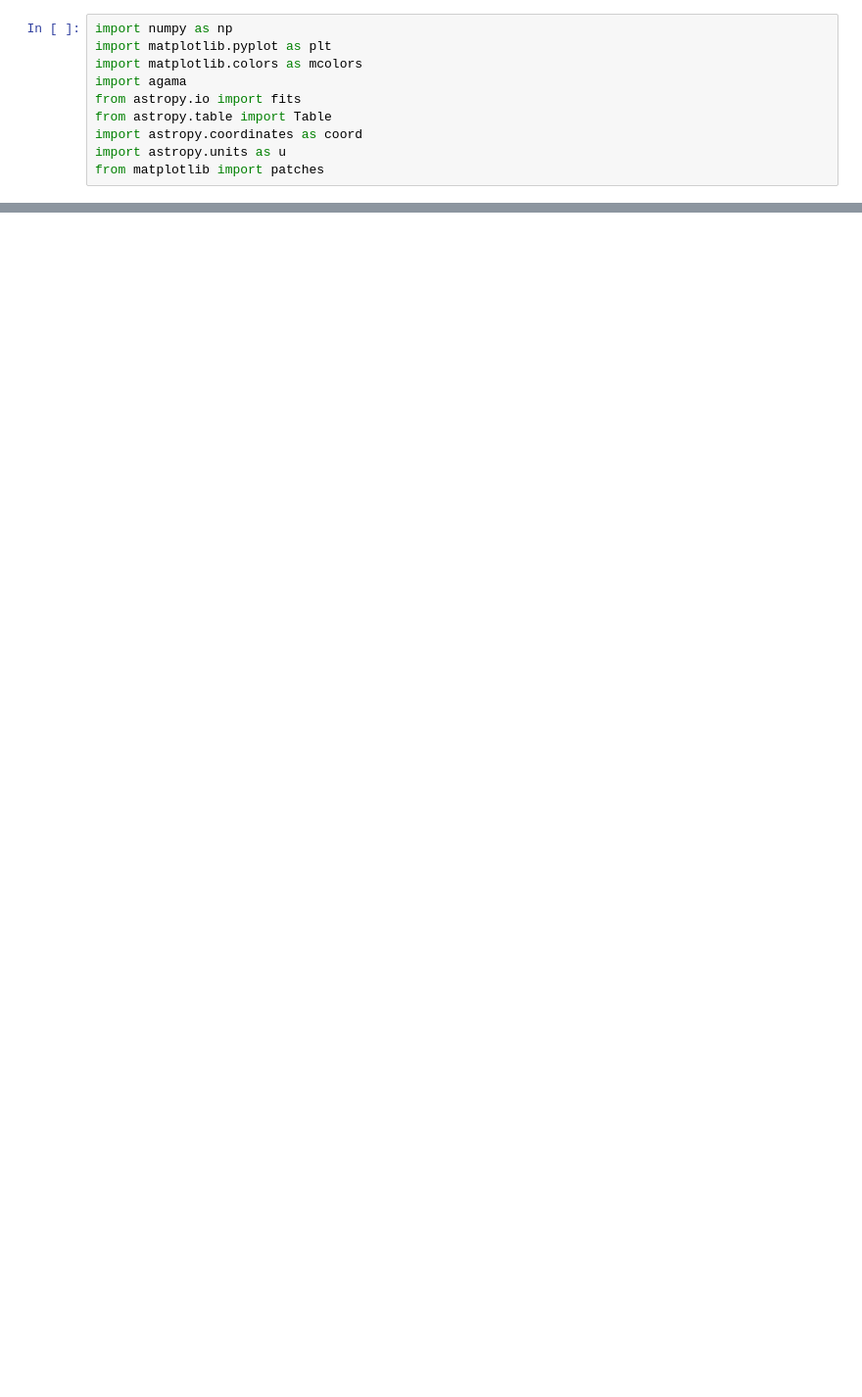
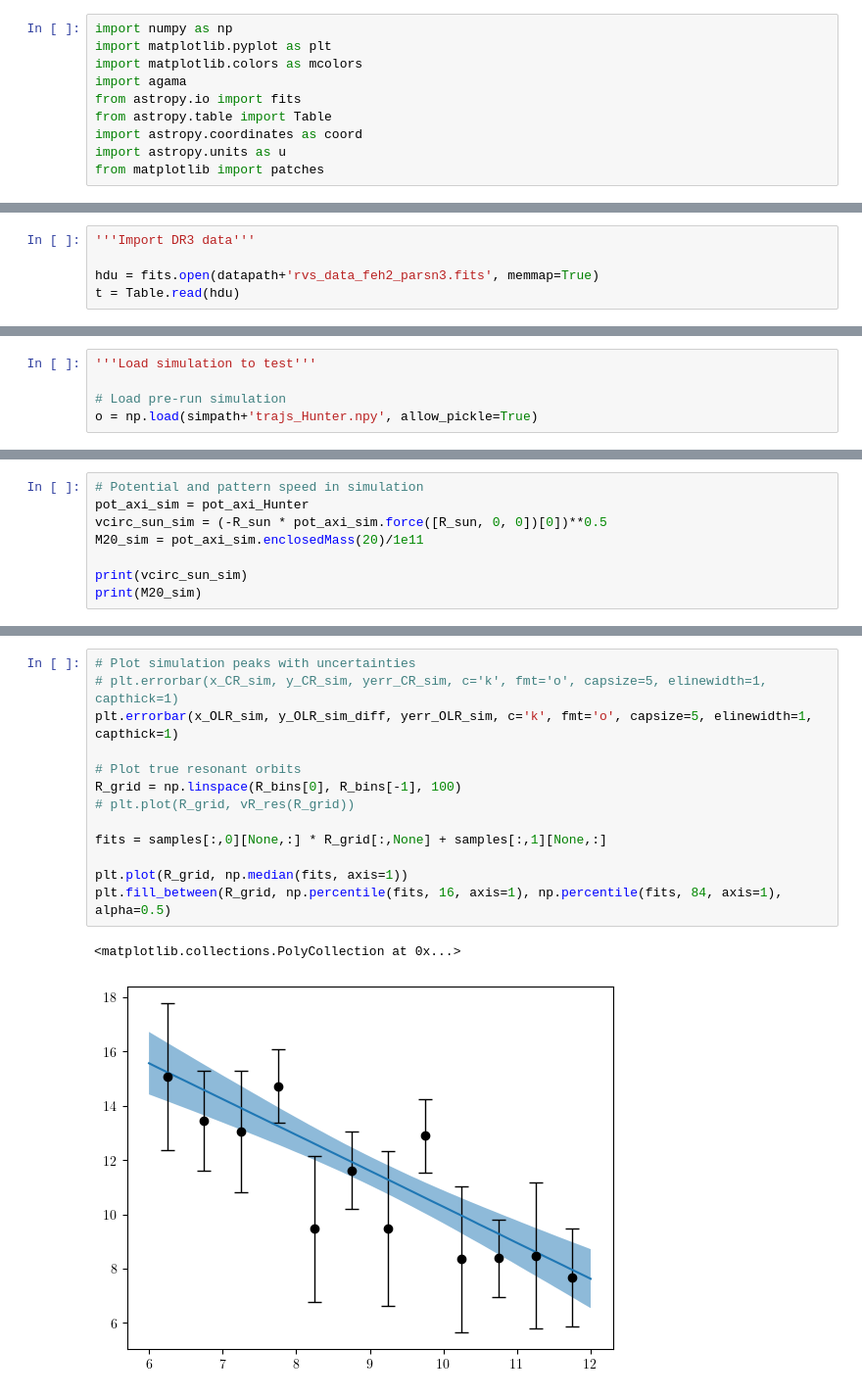
Before and after one commit to adllmr/resonances, a Jupyter notebook: pot_pat_fit.ipynb, the cells around one changed output, grey strips where cells are left out. Shown at 98% size. Cells and saved outputs as stored; diff of their text form; blank space fills up the shorter version.

```diff
--- a/pot_pat_fit.ipynb
+++ b/pot_pat_fit.ipynb
@@ -849,0 +22,5 @@ Text(0.5, 0, 'step number')
+# %%
+'''Import DR3 data'''
+
+hdu = fits.open(datapath+'rvs_data_feh2_parsn3.fits', memmap=True)
+t = Table.read(hdu)
@@ -849,0 +288,5 @@ Text(0.5, 0, 'step number')
+# %%
+'''Load simulation to test'''
+
+# Load pre-run simulation
+o = np.load(simpath+'trajs_Hunter.npy', allow_pickle=True)
@@ -849,0 +370,8 @@ Text(0.5, 0, 'step number')
+# %%
+# Potential and pattern speed in simulation
+pot_axi_sim = pot_axi_Hunter
+vcirc_sun_sim = (-R_sun * pot_axi_sim.force([R_sun, 0, 0])[0])**0.5
+M20_sim = pot_axi_sim.enclosedMass(20)/1e11
+
+print(vcirc_sun_sim)
+print(M20_sim)
@@ -849,0 +735,16 @@ Text(0.5, 0, 'step number')
+# %%
+# Plot simulation peaks with uncertainties
+# plt.errorbar(x_CR_sim, y_CR_sim, yerr_CR_sim, c='k', fmt='o', capsize=5, elinewidth=1, capthick=1)
+plt.errorbar(x_OLR_sim, y_OLR_sim_diff, yerr_OLR_sim, c='k', fmt='o', capsize=5, elinewidth=1, capthick=1)
+
+# Plot true resonant orbits
+R_grid = np.linspace(R_bins[0], R_bins[-1], 100)
+# plt.plot(R_grid, vR_res(R_grid))
+
+fits = samples[:,0][None,:] * R_grid[:,None] + samples[:,1][None,:]
+
+plt.plot(R_grid, np.median(fits, axis=1))
+plt.fill_between(R_grid, np.percentile(fits, 16, axis=1), np.percentile(fits, 84, axis=1), alpha=0.5)
+# %% [output]
+<matplotlib.collections.PolyCollection at 0x...>
+[figure, added]
```
Also changed, not shown: parts of 40 cells of this notebook, 1 other file.
